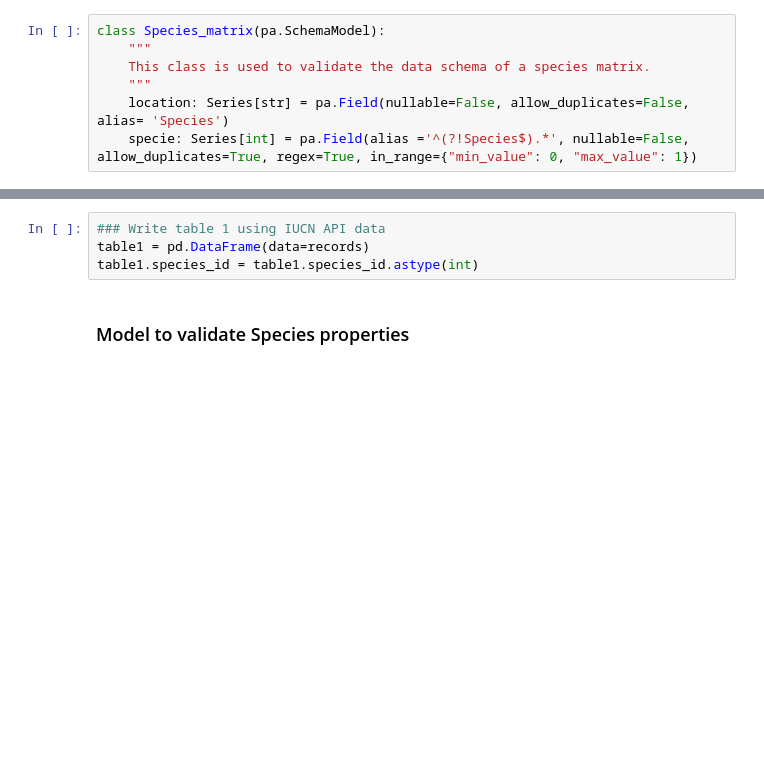
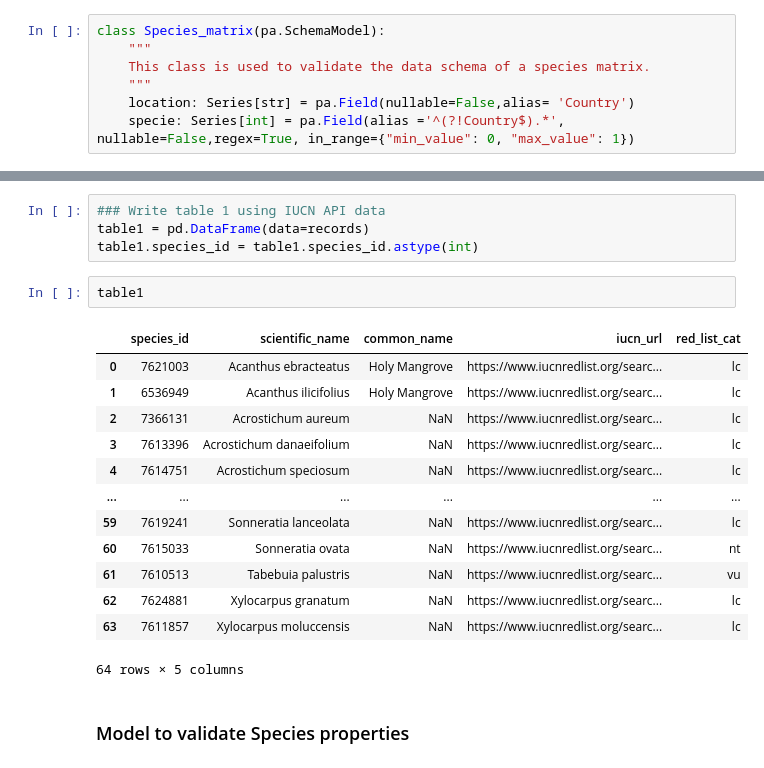
Before and after one commit to Vizzuality/mangrove-atlas, a Jupyter notebook: data/notebooks/Lab/data_processing/species_widget_validatior_test.ipynb, the cells around one changed output, grey strips where cells are left out. Cells and saved outputs as stored; diff of their text form; blank space fills up the shorter version.

```diff
--- a/data/notebooks/Lab/data_processing/species_widget_validatior_test.ipynb
+++ b/data/notebooks/Lab/data_processing/species_widget_validatior_test.ipynb
@@ -57,8 +58,8 @@ class Species_matrix(pa.SchemaModel):
     """
     This class is used to validate the data schema of a species matrix.
     """
-    location: Series[str] = pa.Field(nullable=False, allow_duplicates=False, alias= 'Species')
-    specie: Series[int] = pa.Field(alias ='^(?!Species$).*', nullable=False, allow_duplicates=True, regex=True, in_range={"min_value": 0, "max_value": 1})
+    location: Series[str] = pa.Field(nullable=False,alias= 'Country')
+    specie: Series[int] = pa.Field(alias ='^(?!Country$).*', nullable=False,regex=True, in_range={"min_value": 0, "max_value": 1})
 # %%
 validated = Species_matrix.validate(sp)
 # %% [markdown]
@@ -175,6 +176,22 @@ for n, species in enumerate(sp_list[1:]):
 ### Write table 1 using IUCN API data
 table1 = pd.DataFrame(data=records)
 table1.species_id = table1.species_id.astype(int)
+# %%
+table1
+# %% [output]
+|  | species_id | scientific_name | common_name | iucn_url | red_list_cat |
+| 0 | 7621003 | Acanthus ebracteatus | Holy Mangrove | https://www.iucnredlist.org/searc... | lc |
+| 1 | 6536949 | Acanthus ilicifolius | Holy Mangrove | https://www.iucnredlist.org/searc... | lc |
+| 2 | 7366131 | Acrostichum aureum | NaN | https://www.iucnredlist.org/searc... | lc |
+| 3 | 7613396 | Acrostichum danaeifolium | NaN | https://www.iucnredlist.org/searc... | lc |
+| 4 | 7614751 | Acrostichum speciosum | NaN | https://www.iucnredlist.org/searc... | lc |
+| ... | ... | ... | ... | ... | ... |
+| 59 | 7619241 | Sonneratia lanceolata | NaN | https://www.iucnredlist.org/searc... | lc |
+| 60 | 7615033 | Sonneratia ovata | NaN | https://www.iucnredlist.org/searc... | nt |
+| 61 | 7610513 | Tabebuia palustris | NaN | https://www.iucnredlist.org/searc... | vu |
+| 62 | 7624881 | Xylocarpus granatum | NaN | https://www.iucnredlist.org/searc... | lc |
+| 63 | 7611857 | Xylocarpus moluccensis | NaN | https://www.iucnredlist.org/searc... | lc |
+64 rows × 5 columns
 # %% [markdown]
 ### Model to validate Species properties
 # %%
```
Also changed, not shown: parts of 5 cells of this notebook.
